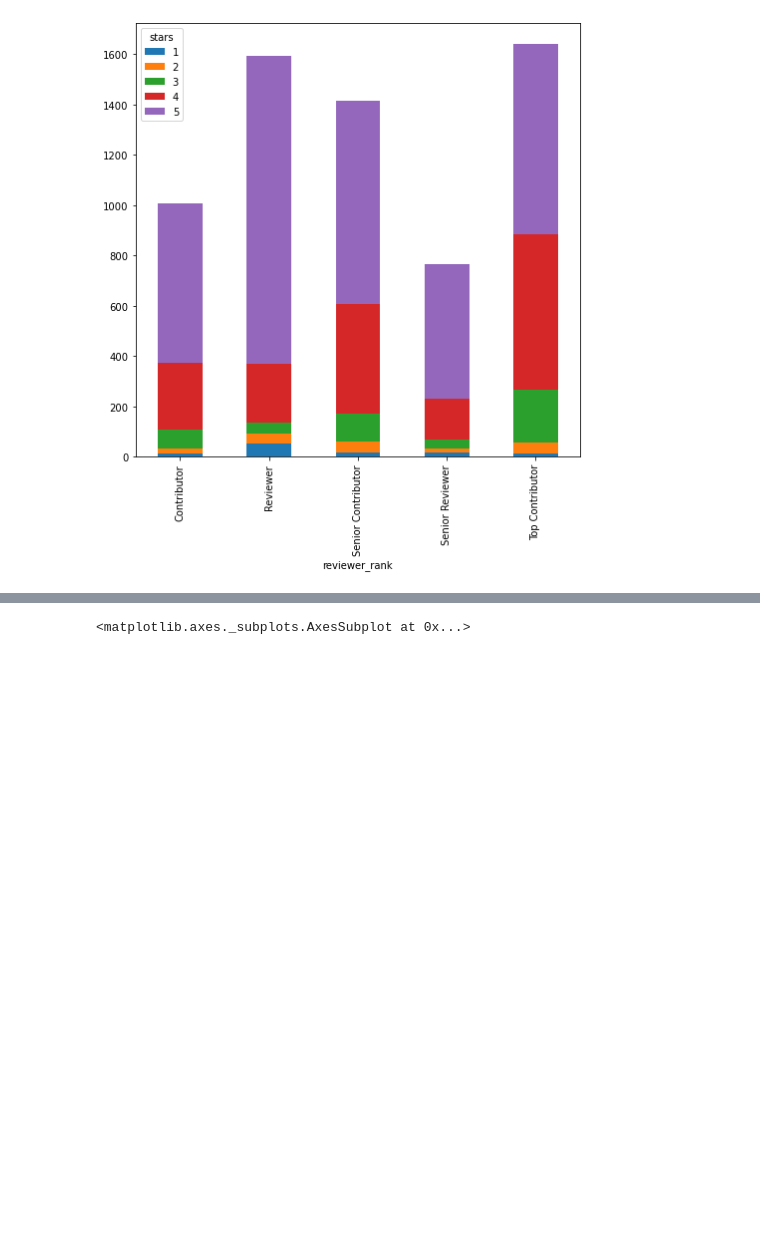
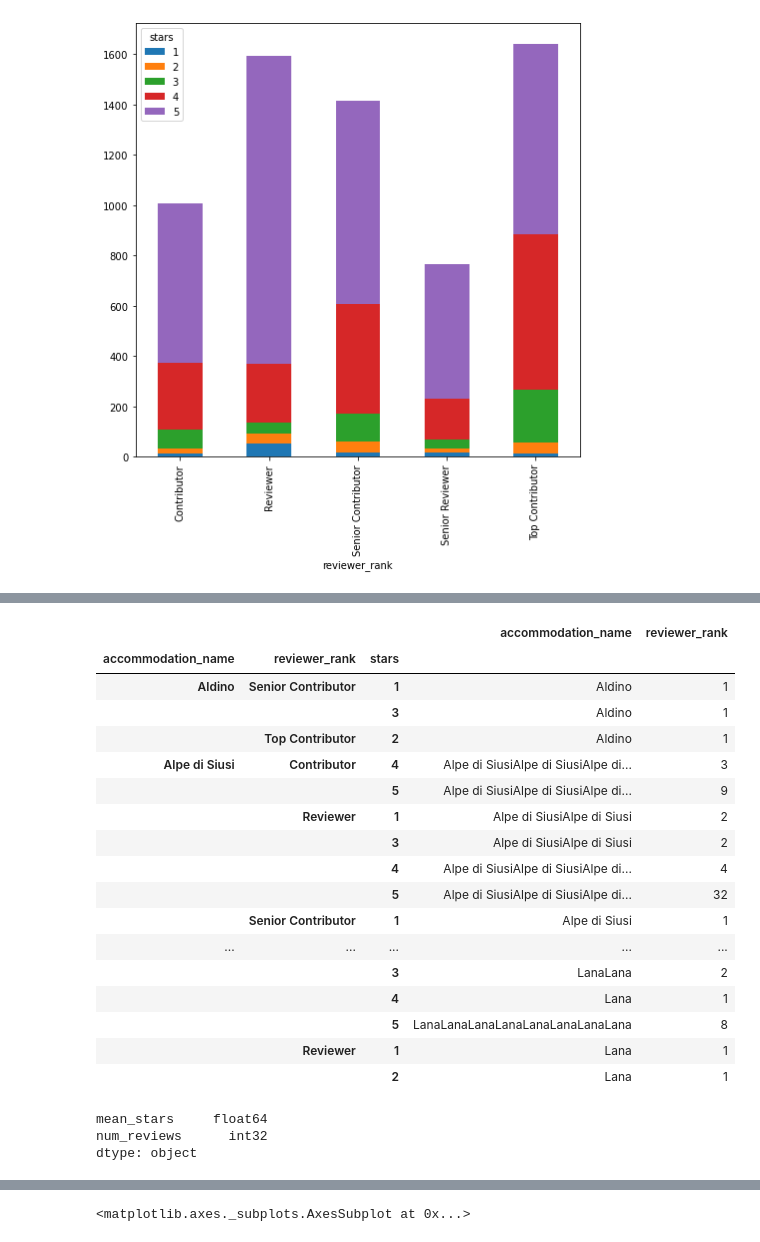
Before and after one commit to Ondrej415/Text-analysis, a Jupyter notebook: NLP hotel data.ipynb, the cells around one changed output, grey strips where cells are left out. Drawn from its saved outputs; the diff is of its cells as text; code cells hidden in the pictures; blank space fills up the shorter version.

```diff
--- a/NLP hotel data.ipynb
+++ b/NLP hotel data.ipynb
@@ -424,0 +442,23 @@ KeyboardInterrupt:
+# %%
+g = df.groupby(["accommodation_name","reviewer_rank","stars"])
+# %%
+pd.concat([g["accommodation_name"].apply(np.sum), g["reviewer_rank"].count()], axis=1)
+# %% [output]
+|  |  |  | accommodation_name | reviewer_rank |
+| accommodation_name | reviewer_rank | stars |  |  |
+| Aldino | Senior Contributor | 1 | Aldino | 1 |
+|  |  | 3 | Aldino | 1 |
+|  | Top Contributor | 2 | Aldino | 1 |
+| Alpe di Siusi | Contributor | 4 | Alpe di SiusiAlpe di SiusiAlpe di... | 3 |
+|  |  | 5 | Alpe di SiusiAlpe di SiusiAlpe di... | 9 |
+|  | Reviewer | 1 | Alpe di SiusiAlpe di Siusi | 2 |
+|  |  | 3 | Alpe di SiusiAlpe di Siusi | 2 |
+|  |  | 4 | Alpe di SiusiAlpe di SiusiAlpe di... | 4 |
+|  |  | 5 | Alpe di SiusiAlpe di SiusiAlpe di... | 32 |
+|  | Senior Contributor | 1 | Alpe di Siusi | 1 |
+| ... | ... | ... | ... | ... |
+|  |  | 3 | LanaLana | 2 |
+|  |  | 4 | Lana | 1 |
+|  |  | 5 | LanaLanaLanaLanaLanaLanaLanaLana | 8 |
+|  | Reviewer | 1 | Lana | 1 |
+|  |  | 2 | Lana | 1 |
@@ -424,0 +469,6 @@ KeyboardInterrupt:
+# %%
+f.dtypes
+# %% [output]
+mean_stars     float64
+num_reviews      int32
+dtype: object
```
Also changed, not shown: parts of 34 cells of this notebook.
